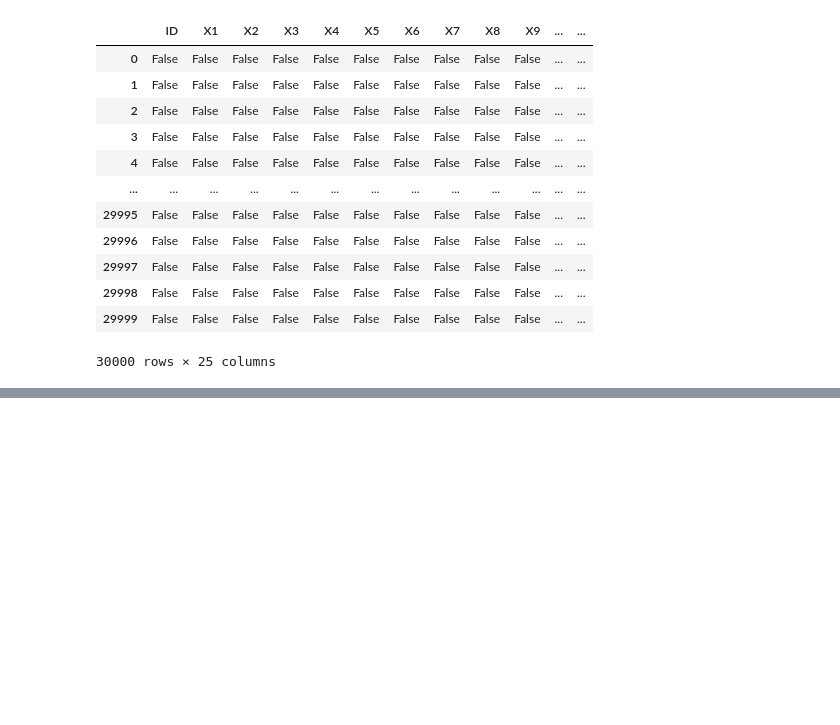
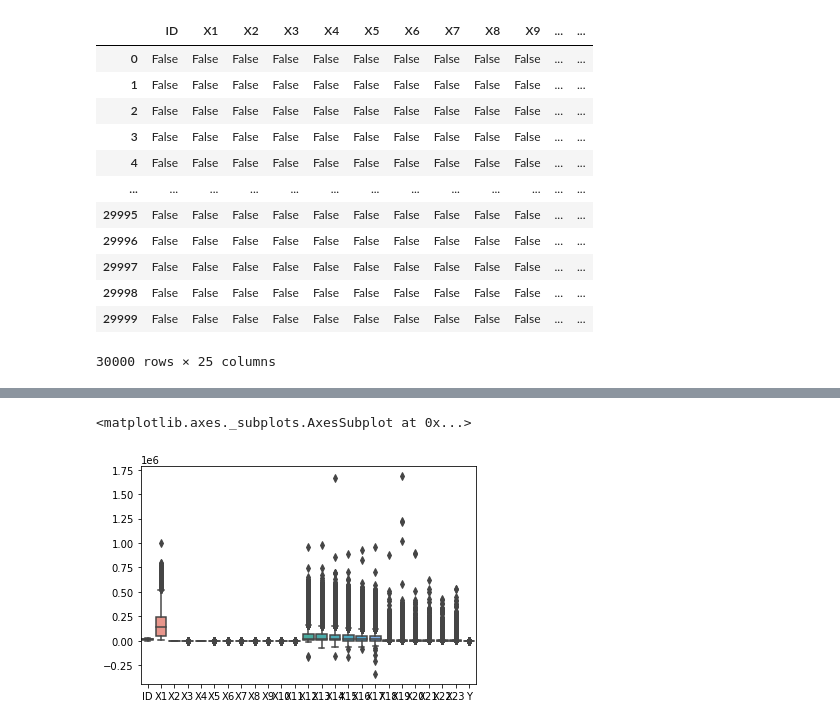
Before and after one commit to PosgradoMNA/actividades-de-aprendizaje-JulioperezA01793880, a Jupyter notebook: visualizacion_DS_Julio_perez_AA01793880.ipynb, the cells around one changed output, grey strips where cells are left out. Saved outputs shown, nothing was run; the diff lists cells and outputs as text; code cells hidden in the pictures; blank space fills up the shorter version.

```diff
--- a/visualizacion_DS_Julio_perez_AA01793880.ipynb
+++ b/visualizacion_DS_Julio_perez_AA01793880.ipynb
@@ -91,0 +112,2 @@ df.isna()
+# %%
+df.fillna(value = df.mean(), inplace = True)  #Limpia los datos eliminando los registros nulos o rellena con la media de la columna
@@ -91,0 +149,8 @@ df.isna()
+# %%
+import matplotlib.pyplot as plt
+import seaborn as sns
+%matplotlib inline
+sns.boxplot(data=df)
+# %% [output]
+<matplotlib.axes._subplots.AxesSubplot at 0x...>
+[figure, added]
```
Also changed, not shown: parts of 3 cells of this notebook.
